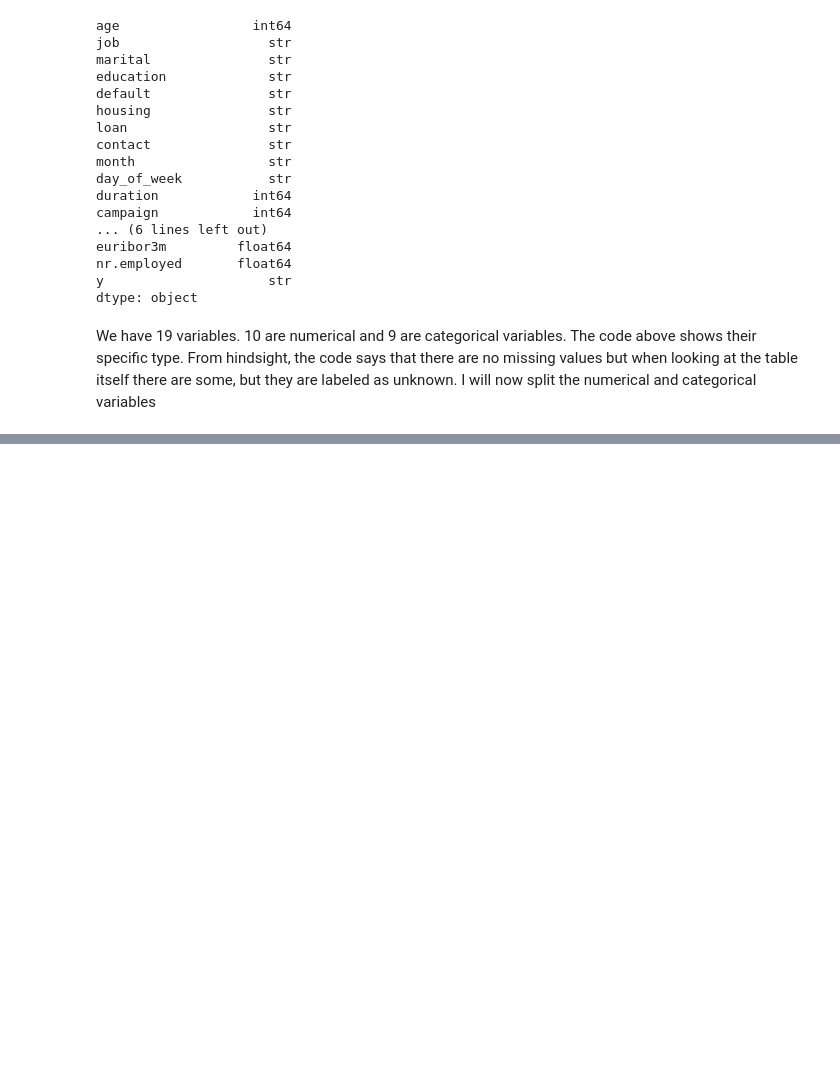
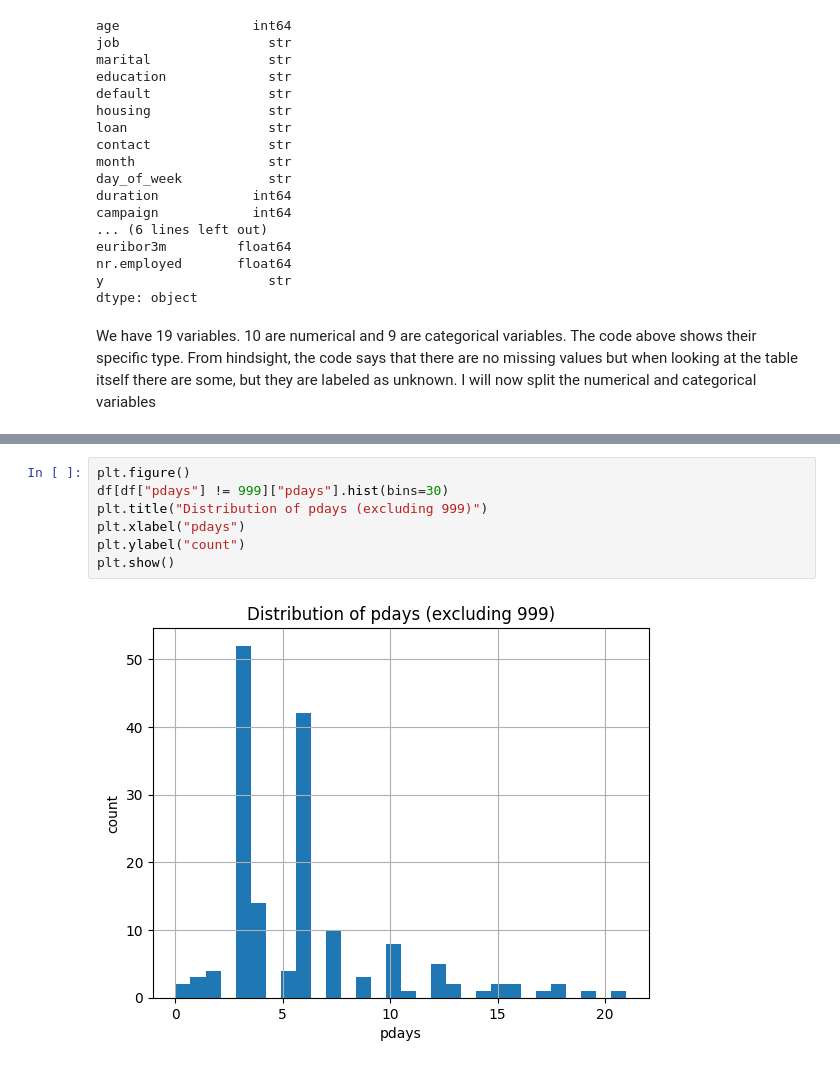
Before and after one commit to SantiLandinezUni/ML-fundamentals-2026, a Jupyter notebook: assignment_1_santiago_landinez.ipynb, the cells around one changed output, grey strips where cells are left out. Saved outputs shown, nothing was run; the diff lists cells and outputs as text; blank space fills up the shorter version.

```diff
--- a/assignment_1_santiago_landinez.ipynb
+++ b/assignment_1_santiago_landinez.ipynb
@@ -106,0 +202,9 @@ categorical_vars = X.select_dtypes(include = "category", exclude = "number")
+# %%
+plt.figure()
+df[df["pdays"] != 999]["pdays"].hist(bins=30)
+plt.title("Distribution of pdays (excluding 999)")
+plt.xlabel("pdays")
+plt.ylabel("count")
+plt.show()
+# %% [output]
+[figure, added]
```
Also changed, not shown: parts of 58 cells of this notebook.
